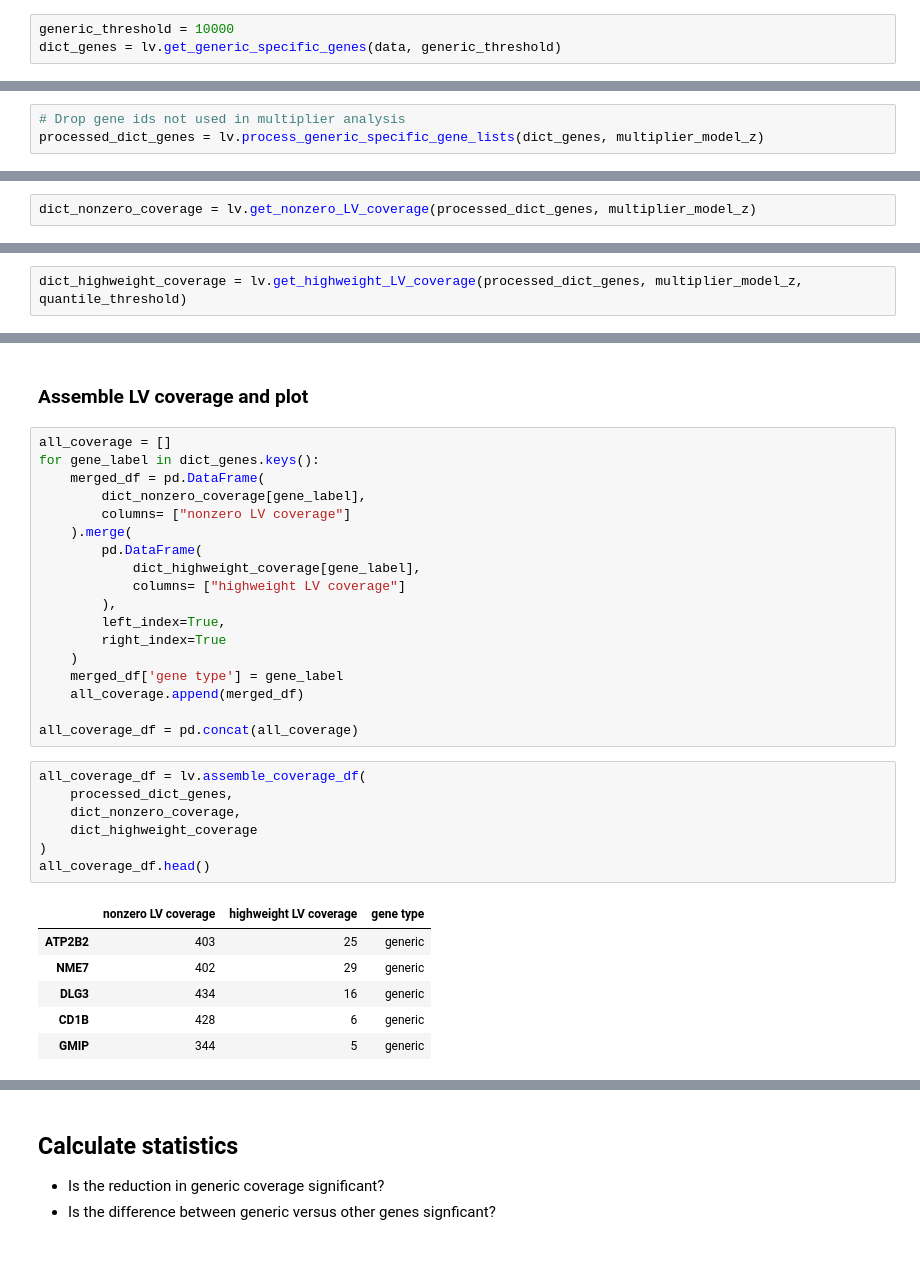
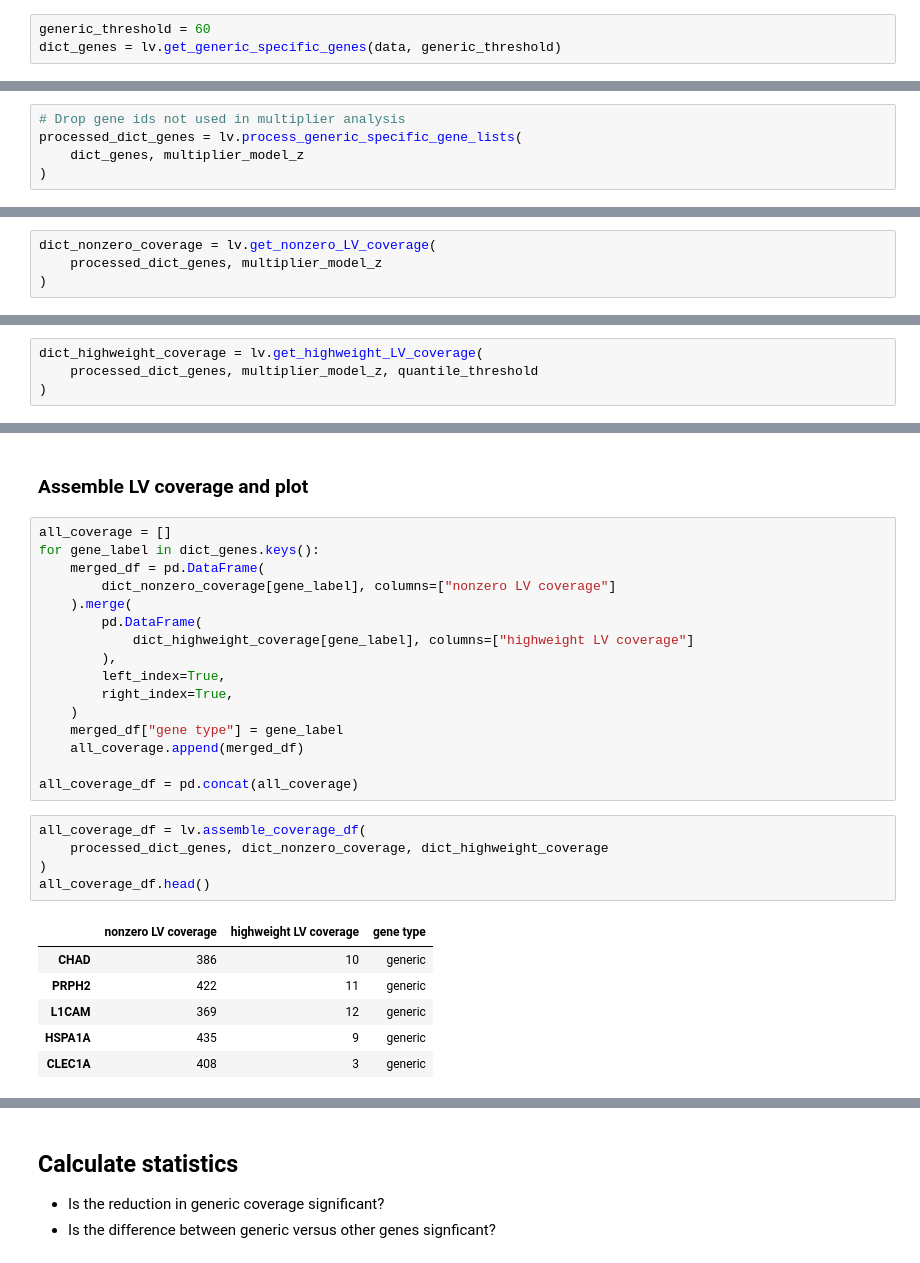
Before and after one commit to greenelab/generic-expression-patterns, a Jupyter notebook: LV_analysis/1_get_multiplier_LV_coverage.ipynb, the cells around one changed output, grey strips where cells are left out. Cells and saved outputs as stored; diff of their text form.

```diff
--- a/LV_analysis/1_get_multiplier_LV_coverage.ipynb
+++ b/LV_analysis/1_get_multiplier_LV_coverage.ipynb
@@ -110,6 +109,6 @@ Define generic genes based on simulated gene ranking. Refer to [figure](https://
 
 (Having a lower rank indicates that these genes are not consistently changed across simulated experiments - i.e. the genes are specifically changed in an experiment. It could also indicate genes that are consistently unchanged.)
 # %%
-generic_threshold = 10000
+generic_threshold = 60
 dict_genes = lv.get_generic_specific_genes(data, generic_threshold)
 # %% [output]
@@ -129,6 +128,8 @@ print(len(shared_genes))
 6374
 # %%
 # Drop gene ids not used in multiplier analysis
-processed_dict_genes = lv.process_generic_specific_gene_lists(dict_genes, multiplier_model_z)
+processed_dict_genes = lv.process_generic_specific_gene_lists(
+    dict_genes, multiplier_model_z
+)
 # %%
 # Check numbers add up
@@ -142,7 +145,9 @@ For each gene (generic or other) we want to find:
 # %% [markdown]
 ### Nonzero LV coverage
 # %%
-dict_nonzero_coverage = lv.get_nonzero_LV_coverage(processed_dict_genes, multiplier_model_z)
+dict_nonzero_coverage = lv.get_nonzero_LV_coverage(
+    processed_dict_genes, multiplier_model_z
+)
 # %%
 # Check genes mapped correctly
 assert processed_dict_genes["generic"][0] in dict_nonzero_coverage["generic"].index
@@ -157,7 +162,9 @@ plt.yscale("log")
 # %% [output]
 [figure]
 # %%
-dict_highweight_coverage = lv.get_highweight_LV_coverage(processed_dict_genes, multiplier_model_z, quantile_threshold)
+dict_highweight_coverage = lv.get_highweight_LV_coverage(
+    processed_dict_genes, multiplier_model_z, quantile_threshold
+)
 # %%
 # Check genes mapped correctly
 assert processed_dict_genes["generic"][0] in dict_highweight_coverage["generic"].index
@@ -169,34 +176,30 @@ assert len(dict_highweight_coverage["other"]) == len(processed_dict_genes["other
 all_coverage = []
 for gene_label in dict_genes.keys():
     merged_df = pd.DataFrame(
-        dict_nonzero_coverage[gene_label],
-        columns= ["nonzero LV coverage"]
+        dict_nonzero_coverage[gene_label], columns=["nonzero LV coverage"]
     ).merge(
         pd.DataFrame(
-            dict_highweight_coverage[gene_label],
-            columns= ["highweight LV coverage"]
+            dict_highweight_coverage[gene_label], columns=["highweight LV coverage"]
         ),
         left_index=True,
-        right_index=True
+        right_index=True,
     )
-    merged_df['gene type'] = gene_label
+    merged_df["gene type"] = gene_label
     all_coverage.append(merged_df)
 
 all_coverage_df = pd.concat(all_coverage)
 # %%
 all_coverage_df = lv.assemble_coverage_df(
-    processed_dict_genes,
-    dict_nonzero_coverage,
-    dict_highweight_coverage
+    processed_dict_genes, dict_nonzero_coverage, dict_highweight_coverage
 )
 all_coverage_df.head()
 # %% [output]
 |  | nonzero LV coverage | highweight LV coverage | gene type |
-| ATP2B2 | 403 | 25 | generic |
-| NME7 | 402 | 29 | generic |
-| DLG3 | 434 | 16 | generic |
-| CD1B | 428 | 6 | generic |
-| GMIP | 344 | 5 | generic |
+| CHAD | 386 | 10 | generic |
+| PRPH2 | 422 | 11 | generic |
+| L1CAM | 369 | 12 | generic |
+| HSPA1A | 435 | 9 | generic |
+| CLEC1A | 408 | 3 | generic |
 # %%
 # Plot coverage distribution given list of generic coverage, specific coverage
 nonzero_fig = sns.boxplot(
```
Also changed, not shown: parts of 15 cells of this notebook, 23 other files.
